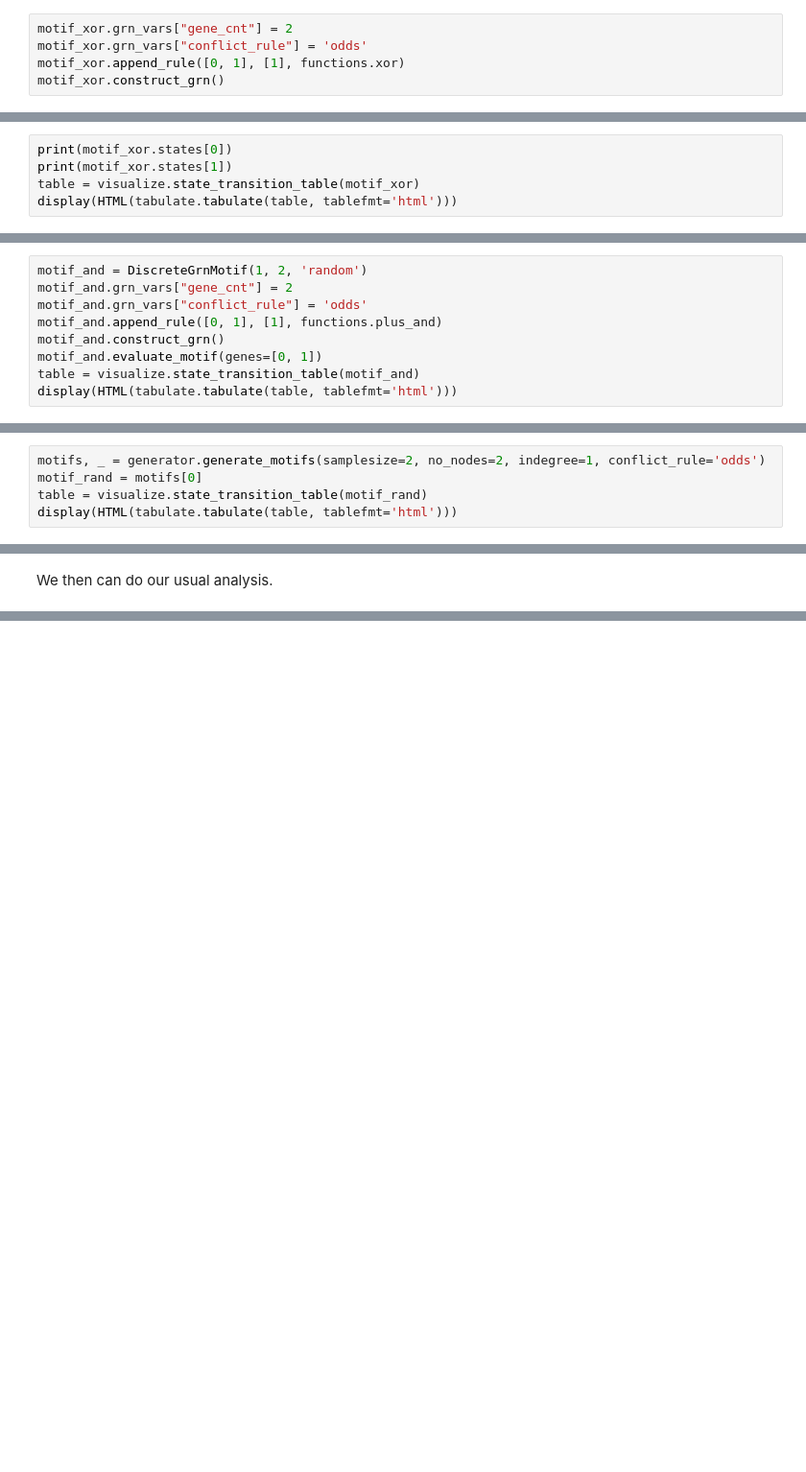
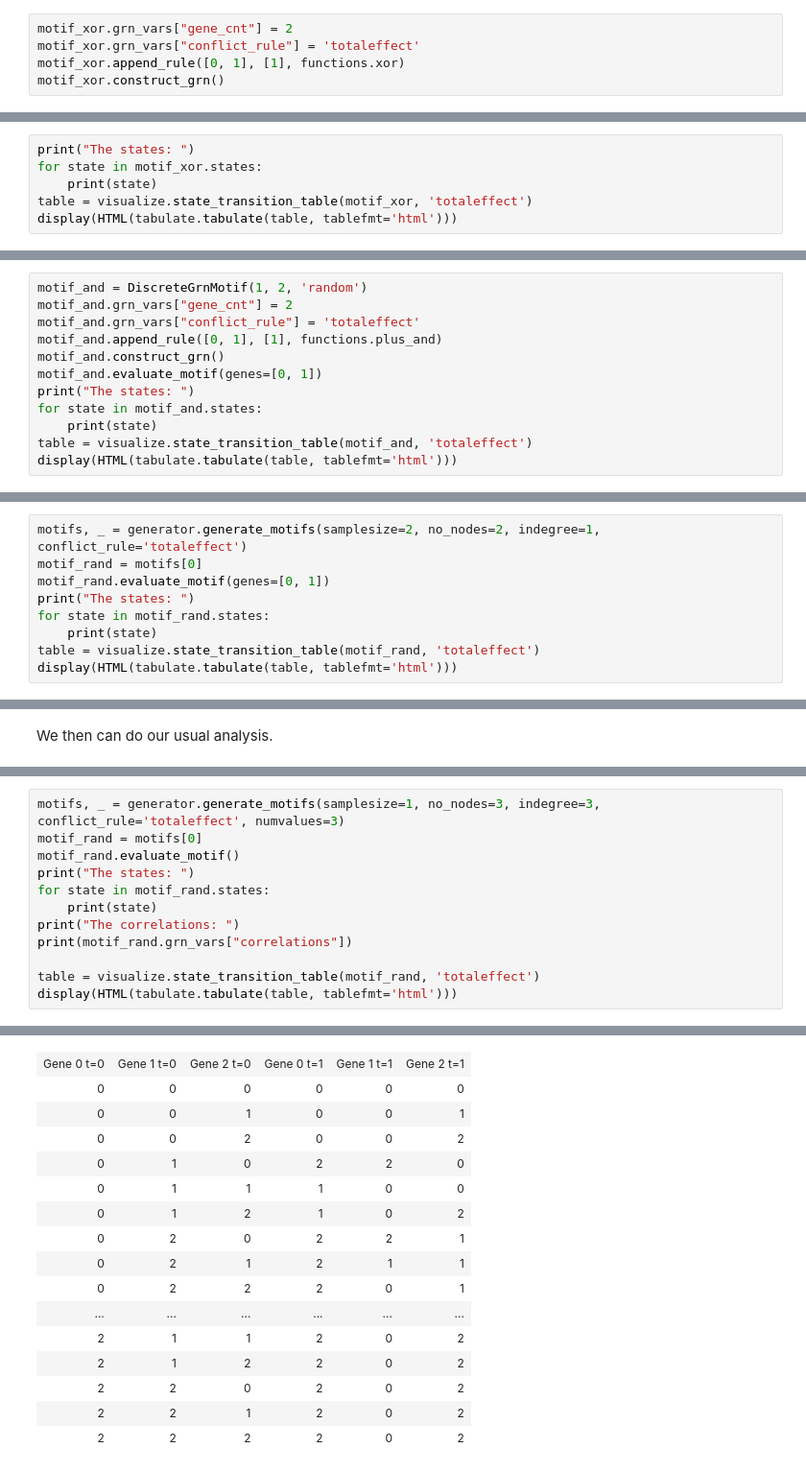
Before and after one commit to dgoldsb/synergy-jointpdf, a Jupyter notebook: scripts/discrete_nudge/demo.ipynb, the cells around one changed output, grey strips where cells are left out. Shown: that part at 96% size. Saved outputs shown, nothing was run; the diff lists cells and outputs as text; blank space fills up the shorter version.

```diff
--- a/scripts/discrete_nudge/demo.ipynb
+++ b/scripts/discrete_nudge/demo.ipynb
@@ -19,7 +19,7 @@ motif_xor = DiscreteGrnMotif(1, 2, 'random')
 We then enter our motif by adding a second gene, defining a rule, setting the decision rule in case of conflicting rules, and then contructing the GRN-object.
 # %%
 motif_xor.grn_vars["gene_cnt"] = 2
-motif_xor.grn_vars["conflict_rule"] = 'odds'
+motif_xor.grn_vars["conflict_rule"] = 'totaleffect'
 motif_xor.append_rule([0, 1], [1], functions.xor)
 motif_xor.construct_grn()
 # %% [markdown]
@@ -31,5 +31,6 @@ We can look at marginalized probability distributions of the system by accessing
 # %%
-print(motif_xor.states[0])
-print(motif_xor.states[1])
-table = visualize.state_transition_table(motif_xor)
+print("The states: ")
+for state in motif_xor.states:
+    print(state)
+table = visualize.state_transition_table(motif_xor, 'totaleffect')
 display(HTML(tabulate.tabulate(table, tablefmt='html')))
@@ -67,9 +92,12 @@ We can perform the same steps with an AND-gate.
 # %%
 motif_and = DiscreteGrnMotif(1, 2, 'random')
 motif_and.grn_vars["gene_cnt"] = 2
-motif_and.grn_vars["conflict_rule"] = 'odds'
+motif_and.grn_vars["conflict_rule"] = 'totaleffect'
 motif_and.append_rule([0, 1], [1], functions.plus_and)
 motif_and.construct_grn()
 motif_and.evaluate_motif(genes=[0, 1])
-table = visualize.state_transition_table(motif_and)
+print("The states: ")
+for state in motif_and.states:
+    print(state)
+table = visualize.state_transition_table(motif_and, 'totaleffect')
 display(HTML(tabulate.tabulate(table, tablefmt='html')))
@@ -98,7 +146,11 @@ To do randomized experiments, we also support the generation of random motifs. T
 
 First, we generate a single random motif of 2 genes, with 2 relationships.
 # %%
-motifs, _ = generator.generate_motifs(samplesize=2, no_nodes=2, indegree=1, conflict_rule='odds')
+motifs, _ = generator.generate_motifs(samplesize=2, no_nodes=2, indegree=1, conflict_rule='totaleffect')
 motif_rand = motifs[0]
-table = visualize.state_transition_table(motif_rand)
+motif_rand.evaluate_motif(genes=[0, 1])
+print("The states: ")
+for state in motif_rand.states:
+    print(state)
+table = visualize.state_transition_table(motif_rand, 'totaleffect')
 display(HTML(tabulate.tabulate(table, tablefmt='html')))
@@ -127,0 +208,13 @@ print(measures.hellinger(motif_rand.states[1], motif_rand.states[-1]))
+# %%
+motifs, _ = generator.generate_motifs(samplesize=1, no_nodes=3, indegree=3, conflict_rule='totaleffect', numvalues=3)
+motif_rand = motifs[0]
+motif_rand.evaluate_motif()
+print("The states: ")
+for state in motif_rand.states:
+    print(state)
+print("The correlations: ")
+print(motif_rand.grn_vars["correlations"])
+
+table = visualize.state_transition_table(motif_rand, 'totaleffect')
+display(HTML(tabulate.tabulate(table, tablefmt='html')))
+# %% [output]
@@ -127,0 +238,16 @@ print(measures.hellinger(motif_rand.states[1], motif_rand.states[-1]))
+| Gene 0 t=0 | Gene 1 t=0 | Gene 2 t=0 | Gene 0 t=1 | Gene 1 t=1 | Gene 2 t=1 |
+| 0 | 0 | 0 | 0 | 0 | 0 |
+| 0 | 0 | 1 | 0 | 0 | 1 |
+| 0 | 0 | 2 | 0 | 0 | 2 |
+| 0 | 1 | 0 | 2 | 2 | 0 |
+| 0 | 1 | 1 | 1 | 0 | 0 |
+| 0 | 1 | 2 | 1 | 0 | 2 |
+| 0 | 2 | 0 | 2 | 2 | 1 |
+| 0 | 2 | 1 | 2 | 1 | 1 |
+| 0 | 2 | 2 | 2 | 0 | 1 |
+| ... | ... | ... | ... | ... | ... |
+| 2 | 1 | 1 | 2 | 0 | 2 |
+| 2 | 1 | 2 | 2 | 0 | 2 |
+| 2 | 2 | 0 | 2 | 0 | 2 |
+| 2 | 2 | 1 | 2 | 0 | 2 |
+| 2 | 2 | 2 | 2 | 0 | 2 |
```
Also changed, not shown: parts of 13 cells of this notebook, 7 other files.
